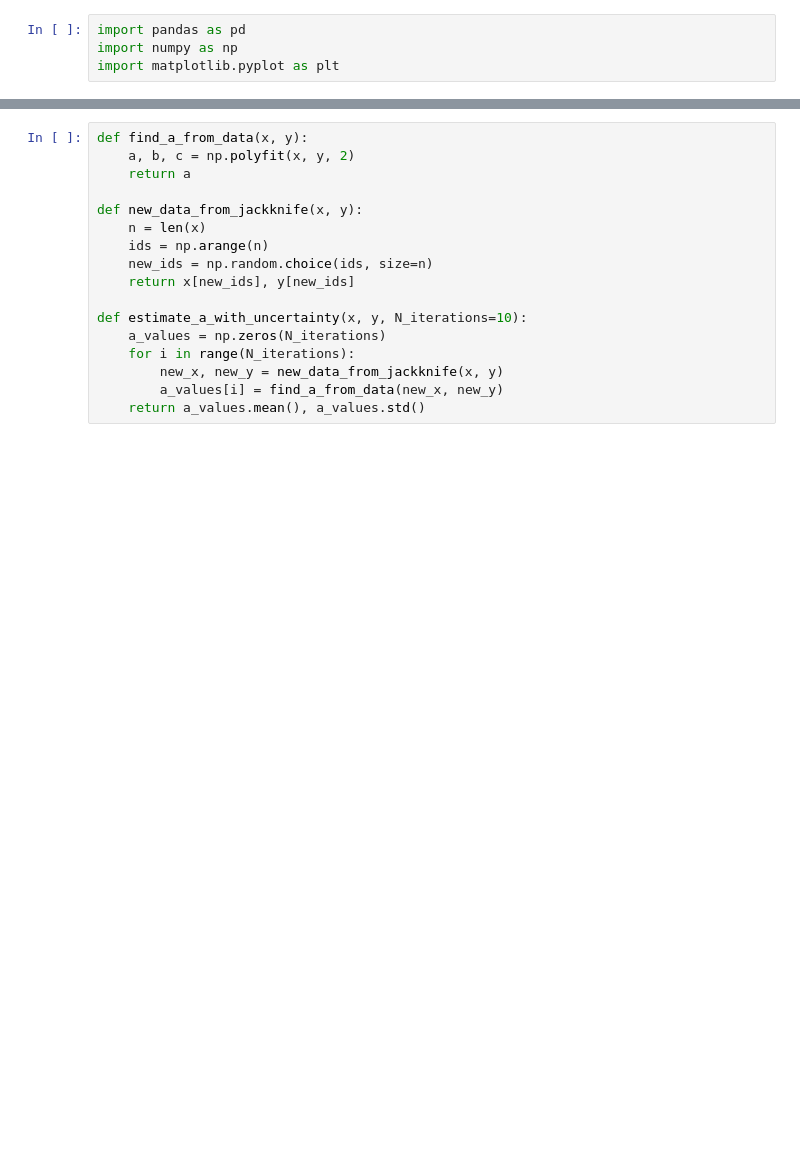
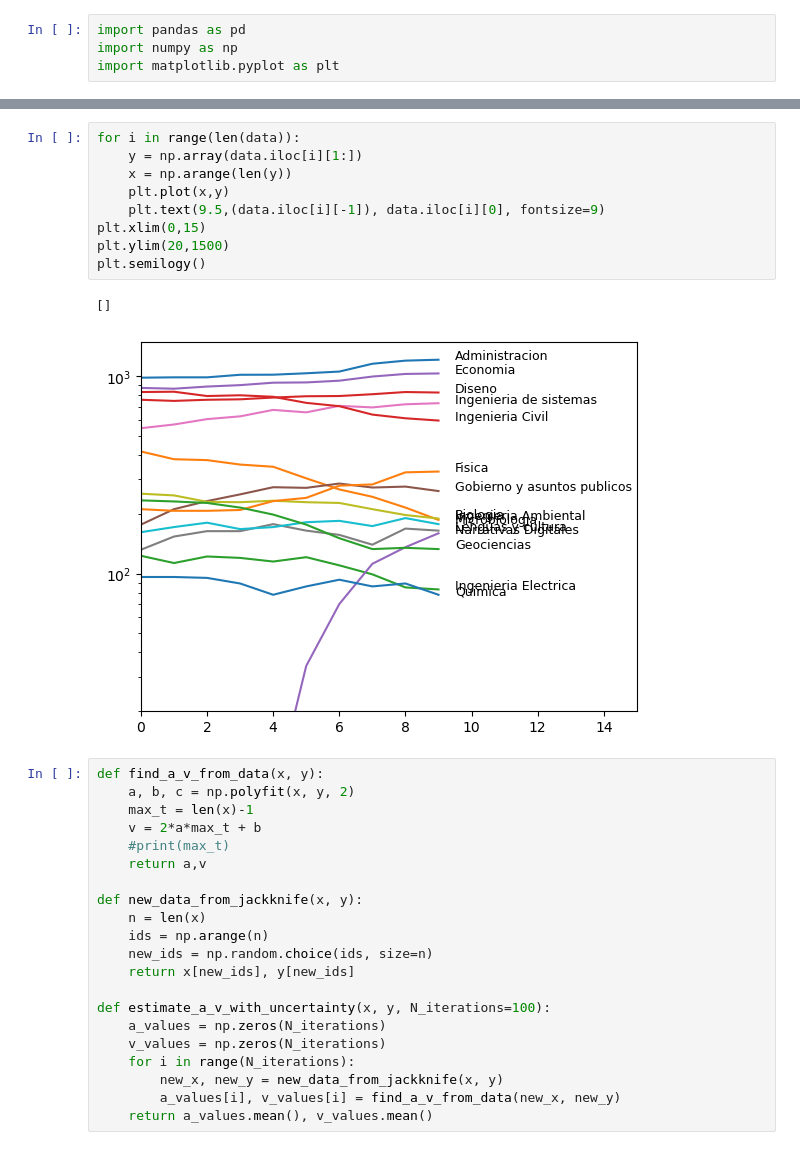
Before and after one commit to forero/trends_uniandes, a Jupyter notebook: nb/trends_acceleration.ipynb, the cells around one changed output, grey strips where cells are left out. Cells and saved outputs as stored; diff of their text form; blank space fills up the shorter version.

```diff
--- a/nb/trends_acceleration.ipynb
+++ b/nb/trends_acceleration.ipynb
@@ -22,7 +35,22 @@ plt.scatter(x,y)
+# %%
+for i in range(len(data)):
+    y = np.array(data.iloc[i][1:])
+    x = np.arange(len(y))
+    plt.plot(x,y)
+    plt.text(9.5,(data.iloc[i][-1]), data.iloc[i][0], fontsize=9)
+plt.xlim(0,15)
+plt.ylim(20,1500)
+plt.semilogy()
+# %% [output]
+[]
+[figure, added]
 # %%
-def find_a_from_data(x, y):
+def find_a_v_from_data(x, y):
     a, b, c = np.polyfit(x, y, 2)
-    return a
+    max_t = len(x)-1
+    v = 2*a*max_t + b
+    #print(max_t)
+    return a,v
 
 def new_data_from_jackknife(x, y):
     n = len(x)
@@ -30,10 +58,11 @@ def new_data_from_jackknife(x, y):
     new_ids = np.random.choice(ids, size=n)
     return x[new_ids], y[new_ids]
 
-def estimate_a_with_uncertainty(x, y, N_iterations=10):
+def estimate_a_v_with_uncertainty(x, y, N_iterations=100):
     a_values = np.zeros(N_iterations)
+    v_values = np.zeros(N_iterations)
     for i in range(N_iterations):
         new_x, new_y = new_data_from_jackknife(x, y)
-        a_values[i] = find_a_from_data(new_x, new_y)
-    return a_values.mean(), a_values.std()
+        a_values[i], v_values[i] = find_a_v_from_data(new_x, new_y)
+    return a_values.mean(), v_values.mean()
 # %%
```
Also changed, not shown: parts of 3 cells of this notebook, 1 other file.
